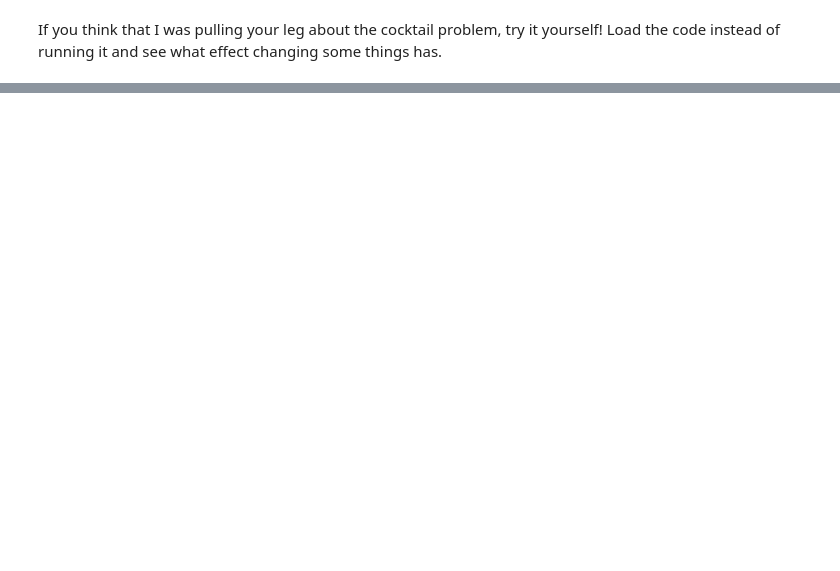
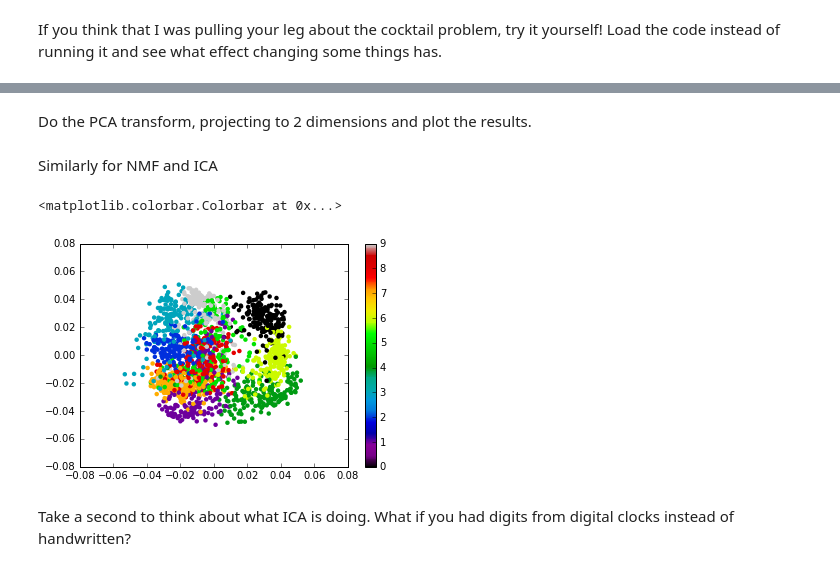
Before and after one commit to gtrichards/PHYS_T480, a Jupyter notebook: DimensionReduction.ipynb, the cells around one changed output, grey strips where cells are left out. Saved outputs shown, nothing was run; the diff lists cells and outputs as text; code cells hidden in the pictures; blank space fills up the shorter version.

Commit message:
Added NonlinearDimensionReduction and made additions to DimensionReduction notebook

```diff
--- a/DimensionReduction.ipynb
+++ b/DimensionReduction.ipynb
@@ -833,0 +836,14 @@ Load the code instead of running it and see what effect changing some things has
+# %%
+# Execute this cell to load the digits sample
+%matplotlib inline
+import numpy as np
+from sklearn.datasets import load_digits
+from matplotlib import pyplot as plt
+digits = load_digits()
+grid_data = np.reshape(digits.data[0], (8,8)) #reshape to 8x8
+plt.imshow(grid_data, interpolation = "nearest", cmap = "bone_r")
+print grid_data
+X = digits.data
+y = digits.target
+# %% [markdown]
+Do the PCA transform, projecting to 2 dimensions and plot the results.
@@ -833,0 +859,2 @@ Load the code instead of running it and see what effect changing some things has
+# %% [markdown]
+Similarly for NMF and ICA
@@ -833,0 +868,14 @@ Load the code instead of running it and see what effect changing some things has
+# %%
+# ICA
+from sklearn.decomposition import FastICA
+ica = FastICA(n_components = 2)
+ica.fit(digits.data)
+X_reduced = ica.transform(X)
+
+plt.scatter(X_reduced[:,0], X_reduced[:,1], c=y, cmap="nipy_spectral", edgecolor="None")
+plt.colorbar()
+# %% [output]
+<matplotlib.colorbar.Colorbar at 0x...>
+[figure, added]
+# %% [markdown]
+Take a second to think about what ICA is doing.  What if you had digits from digital clocks instead of handwritten?
```
Also changed, not shown: parts of 10 cells of this notebook.
